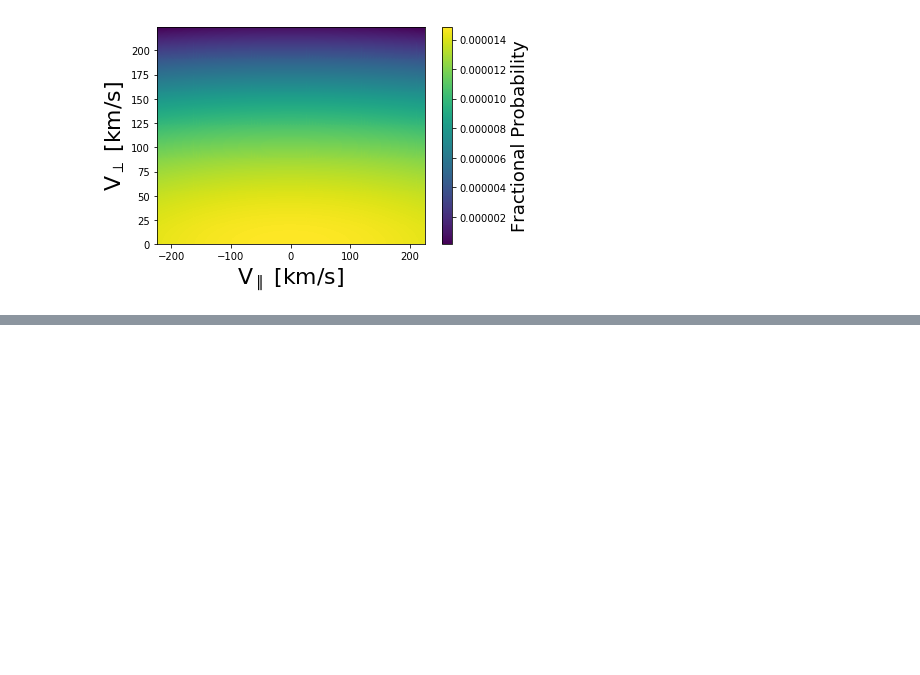
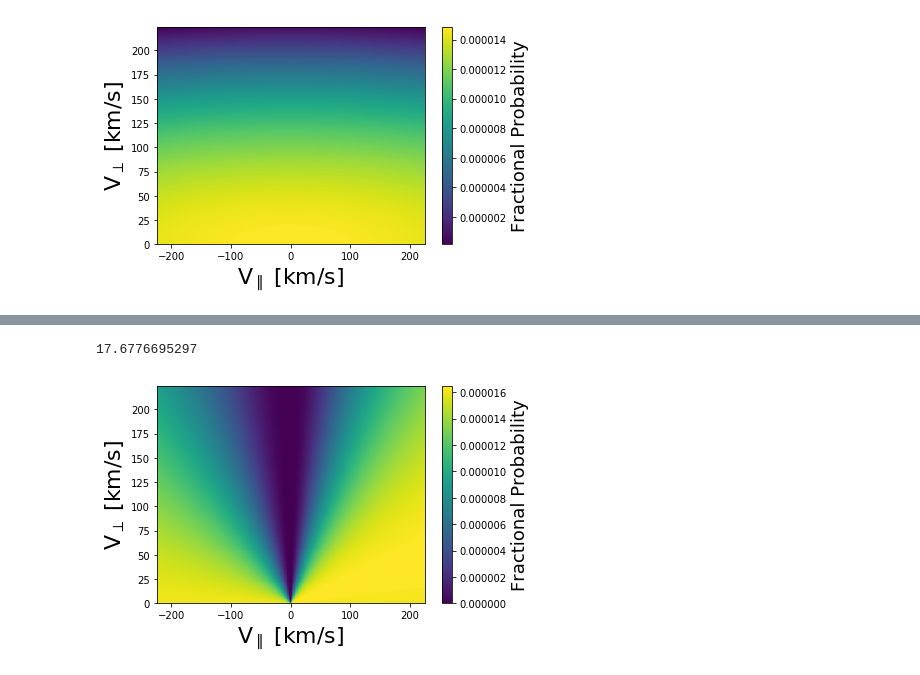
Before and after one commit to jprchlik/faraday_cup_int, a Jupyter notebook: wind_eff_area/aided_monte_carlo.ipynb, the cells around one changed output, grey strips where cells are left out. Saved outputs shown, nothing was run; the diff lists cells and outputs as text; code cells hidden in the pictures; blank space fills up the shorter version.

```diff
--- a/wind_eff_area/aided_monte_carlo.ipynb
+++ b/wind_eff_area/aided_monte_carlo.ipynb
@@ -304,5 +306,8 @@ plt.show()
 # %%
 reload(mdv)
 reload(mff)
+print(kernel)
+# %% [output]
+17.6776695297
 # %%
 scale*1000.
@@ -308,0 +319,16 @@ scale*1000.
+# %%
+#Grid sampling the edge of the velocity width first
+pred_grid =  np.exp(-(np.arcsinh(dis_vdf_bad_guess['qgrid']/dis_vdf_bad_guess['pgrid'])-np.arcsinh(we/wa))**2/2)
+pred_grid /= np.sum(pred_grid)
+
+fig, ax = plt.subplots()
+
+plotc = ax.pcolormesh(dis_vdf_bad_guess['pgrid'],dis_vdf_bad_guess['qgrid'],pred_grid)
+cbar = fig.colorbar(plotc)
+
+cbar.set_label('Fractional Probability',fontsize=18)
+ax.set_xlabel(r'V$_\parallel$ [km/s]',fontsize=22)
+ax.set_ylabel(r'V$_\perp$ [km/s]',fontsize=22)
+plt.show()
+# %% [output]
+[figure, added]
```
Also changed, not shown: parts of 8 cells of this notebook, 1 other file.
